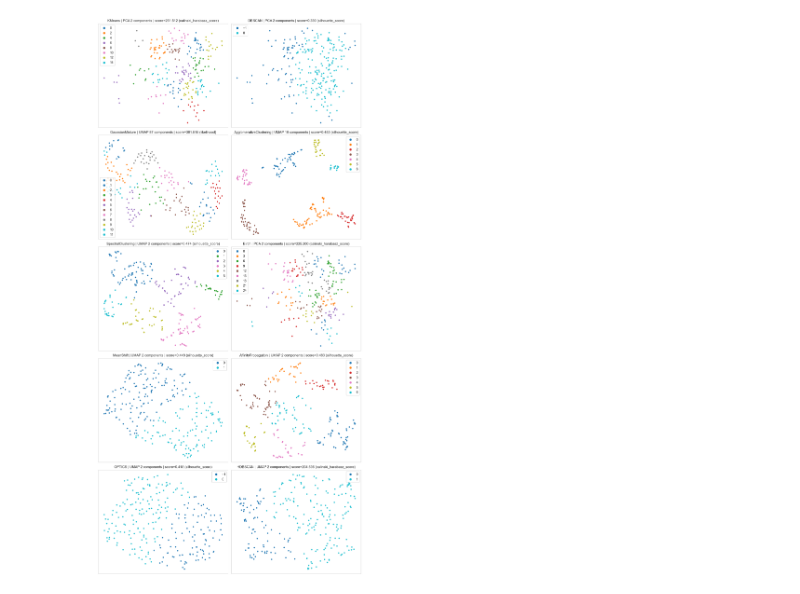
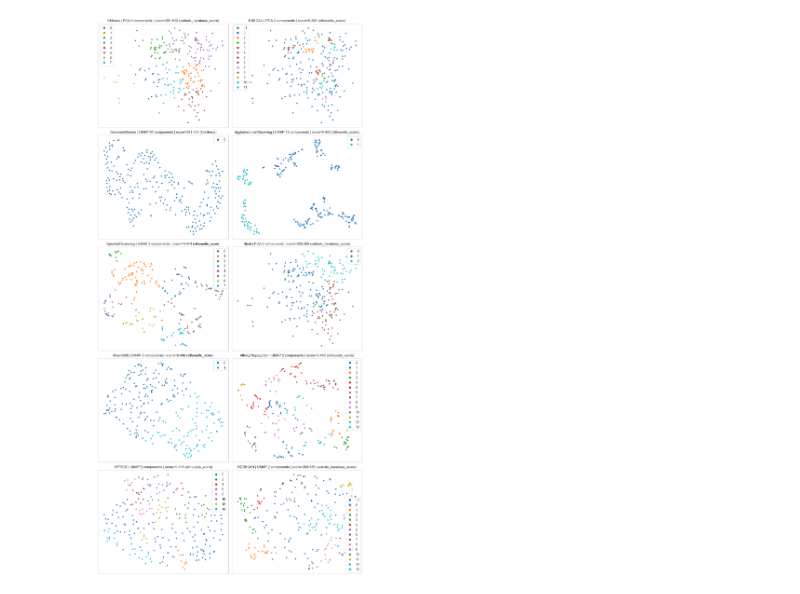
Before and after one commit to YueyOare/VKR, a Jupyter notebook: data/visualization_results.ipynb, the cells around one changed output. Drawn from its saved outputs; the diff is of its cells as text; code cells hidden in the pictures.

```diff
--- a/data/visualization_results.ipynb
+++ b/data/visualization_results.ipynb
@@ -58,32 +59,33 @@ for i, row in results.iterrows():
         X = X_original
 
     model_cls = methods_map[method]
+    params = {k.replace(f'{method}_', ''): v for k, v in params.items() if k.startswith(f'{method}_')}
     if method == 'GaussianMixture':
         model = model_cls(**params, random_state=42)
         labels = model.fit(X).predict(X)
     else:
         model = model_cls(**params)
         labels = model.fit_predict(X)
 
     if X.shape[1] > 2:
         tsne = TSNE(n_components=2, perplexity=30, random_state=42, max_iter=1000)
         X_2d = tsne.fit_transform(X)
     else:
         X_2d = X
 
     ax = axes[i]
     scatter = ax.scatter(X_2d[:, 0], X_2d[:, 1], c=labels, cmap='tab10', s=10)
     ax.legend(*scatter.legend_elements(), loc='best', fontsize=10)
 
     ax.set_title(f'{method} | {reduction_method} {n_components if n_components else ""} components | score={score:.3f} ({scoring_metric})', fontsize=11)
     ax.set_xticks([])
     ax.set_yticks([])
 
 for j in range(i + 1, len(axes)):
     fig.delaxes(axes[j])
 
 plt.tight_layout()
-plt.savefig('cluster_visualizations.png', dpi=300)
+# plt.savefig('cluster_visualizations.png', dpi=300)
 plt.show()
 # %% [output]
-[figure, old version]
+[figure, new version]
```
Also changed, not shown: parts of 4 cells of this notebook, 3 other files.
